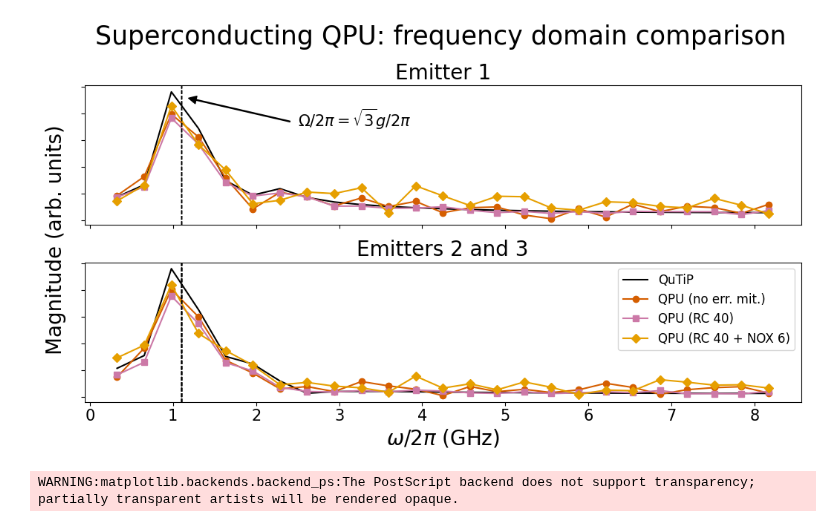
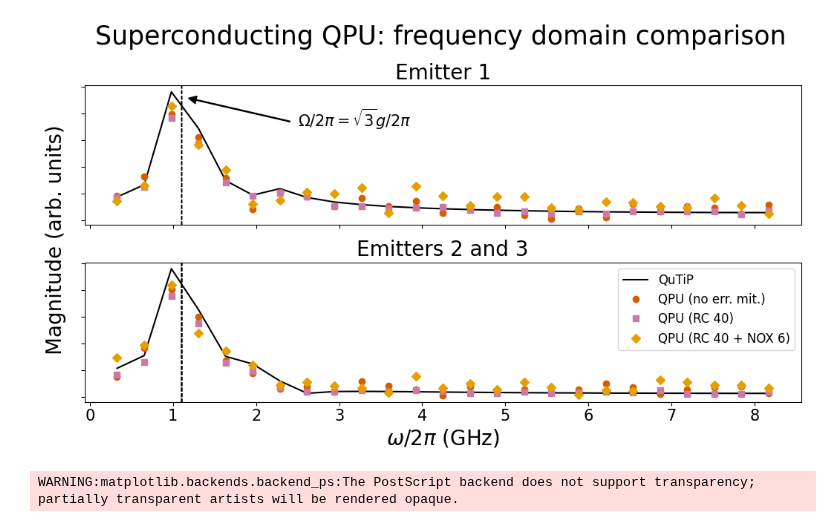
Before and after one commit to radulaski/CQED_quantum_simulation, a Jupyter notebook: notebooks/AQT_fourier.ipynb, the cells around one changed output. Cells and saved outputs as stored; diff of their text form; code cells hidden in the pictures.

```diff
--- a/notebooks/AQT_fourier.ipynb
+++ b/notebooks/AQT_fourier.ipynb
@@ -60,7 +60,7 @@ axes[0].plot(freqs[1:], np.abs(fft)[1:], label="QuTiP", color='black')
 
 fft = np.fft.rfft(raw_data_norm["1000"], n)
 freqs = np.fft.rfftfreq(n, times[1] - times[0])
-axes[0].plot(freqs[1:], np.abs(fft)[1:], label="QPU (no err. mit.)",  marker='o', color='#d55e00')
+axes[0].plot(freqs[1:], np.abs(fft)[1:], label="QPU (no err. mit.)",  marker='o', color='#d55e00', linestyle='None')
 
 axes[0].set_xticklabels([])
 axes[0].set_yticklabels([])
@@ -76,7 +76,7 @@ axes[1].plot(freqs[1:], np.abs(fft)[1:], label="QuTiP", color='black')
 
 fft = np.fft.rfft(raw_data_norm["avg_0100_0001"], n)
 freqs = np.fft.rfftfreq(n, times[1] - times[0])
-axes[1].plot(freqs[1:], np.abs(fft)[1:], label="QPU (no err. mit.)", marker='o', color='#d55e00')
+axes[1].plot(freqs[1:], np.abs(fft)[1:], label="QPU (no err. mit.)", marker='o', color='#d55e00', linestyle='None')
 
 axes[1].tick_params(axis='x', labelsize=15)
 axes[1].set_yticklabels([])
@@ -92,7 +92,7 @@ axes[1].axvline(rabi_freq, lw=1, color='black', linestyle='--')
 ## Emitter 1
 fft = np.fft.rfft(rc_data["1000"], n)
 freqs = np.fft.rfftfreq(n, times[1] - times[0])
-axes[0].plot(freqs[1:], np.abs(fft)[1:], label="QPU (RC 40)",  marker='s', color="#cc79a7")
+axes[0].plot(freqs[1:], np.abs(fft)[1:], label="QPU (RC 40)",  marker='s', color="#cc79a7", linestyle='None')
 
 axes[0].set_xticklabels([])
 axes[0].set_yticklabels([])
@@ -104,7 +104,7 @@ axes[0].axvline(rabi_freq, lw=1, color='black', linestyle='--')
 ## Emitter 2 & 3
 fft = np.fft.rfft(rc_data["avg_0100_0001"], n)
 freqs = np.fft.rfftfreq(n, times[1] - times[0])
-axes[1].plot(freqs[1:], np.abs(fft)[1:], label="QPU (RC 40)",  marker='s', color="#cc79a7")
+axes[1].plot(freqs[1:], np.abs(fft)[1:], label="QPU (RC 40)",  marker='s', color="#cc79a7", linestyle='None')
 
 axes[1].tick_params(axis='x', labelsize=15)
 axes[1].set_yticklabels([])
@@ -122,7 +122,7 @@ axes[1].legend(fontsize=12)
 ## Emitter 1
 fft = np.fft.rfft(nox_data_norm["1000"], n)
 freqs = np.fft.rfftfreq(n, times[1] - times[0])
-axes[0].plot(freqs[1:], np.abs(fft)[1:], label="QPU (RC 40 + NOX 6)",  marker='D', color='#e69f00')
+axes[0].plot(freqs[1:], np.abs(fft)[1:], label="QPU (RC 40 + NOX 6)",  marker='D', color='#e69f00', linestyle='None')
 
 axes[0].set_xticklabels([])
 axes[0].set_yticklabels([])
@@ -134,41 +134,41 @@ axes[0].axvline(rabi_freq, lw=1, color='black', linestyle='--')
 ## Emitter 2 & 3
 fft = np.fft.rfft(nox_data_norm["avg_0100_0001"], n)
 freqs = np.fft.rfftfreq(n, times[1] - times[0])
-axes[1].plot(freqs[1:], np.abs(fft)[1:], label="QPU (RC 40 + NOX 6)", marker='D', color='#e69f00')
+axes[1].plot(freqs[1:], np.abs(fft)[1:], label="QPU (RC 40 + NOX 6)", marker='D', color='#e69f00', linestyle='None')
 
 axes[1].tick_params(axis='x', labelsize=15)
 axes[1].set_yticklabels([])
 axes[1].set_title("Emitters 2 and 3", fontsize=20)
 axes[1].axvline(rabi_freq, lw=1, color='black', linestyle='--')
 axes[1].set_xlabel(r"$\omega / 2\pi$ (GHz)", fontsize=20)
 
 axes[1].axvline(rabi_freq, lw=1, color='black', linestyle='--')
 axes[1].legend(fontsize=12)
 
 
 ##### Fig level additions
 
 fig.text(-0.04, 0.72, "Magnitude (arb. units)", transform=axes[0].transAxes,
         ha='center', va='top', fontsize=20, rotation=90)
 
 axes[0].annotate(
     r'$\Omega/2\pi = \sqrt{3}g/2\pi$', # the text of the annotation
     fontsize=15,
     xy=(rabi_freq + 0.06, 4.6),       # the point (x,y) to annotate
     xytext=(2.5, 3.5),   # the position of the text (x,y)
     arrowprops=dict(
         arrowstyle="simple, tail_width=0.05, head_width=.5, head_length=.5",
         connectionstyle="arc3",  # connection style
         facecolor='black',
         relpos=(-0.05, 0.4),
     )
 )
 
 fig.suptitle("Superconducting QPU: frequency domain comparison", fontsize=25)
 plt.tight_layout()
 fig.show()
 # %% [output]
-[figure, old version]
+[figure, new version]
 # %%
 fig.savefig("../figures/AQT_fourier.eps", bbox_inches="tight")
 # %% [output]
```
Also changed, not shown: 13 other files.
